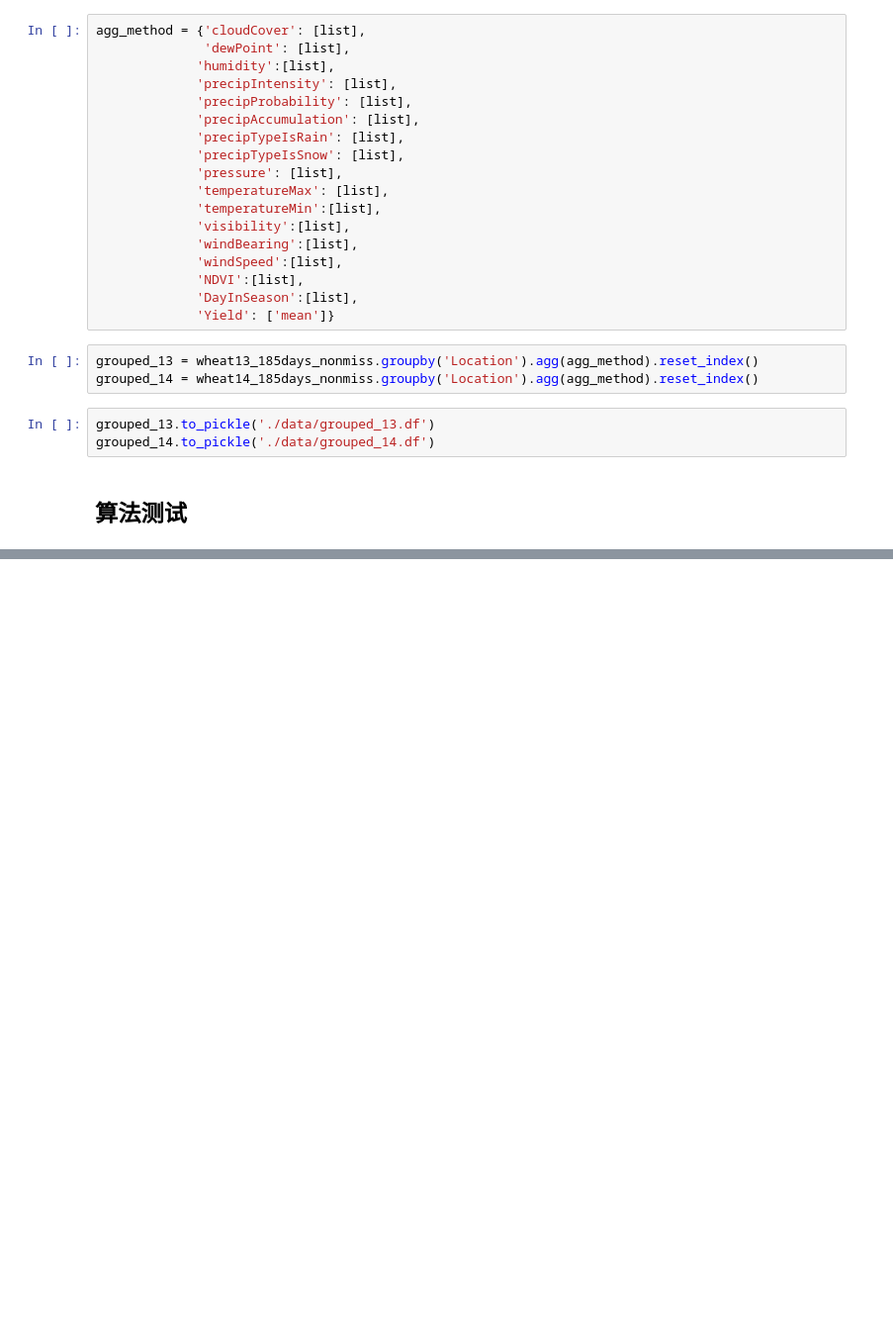
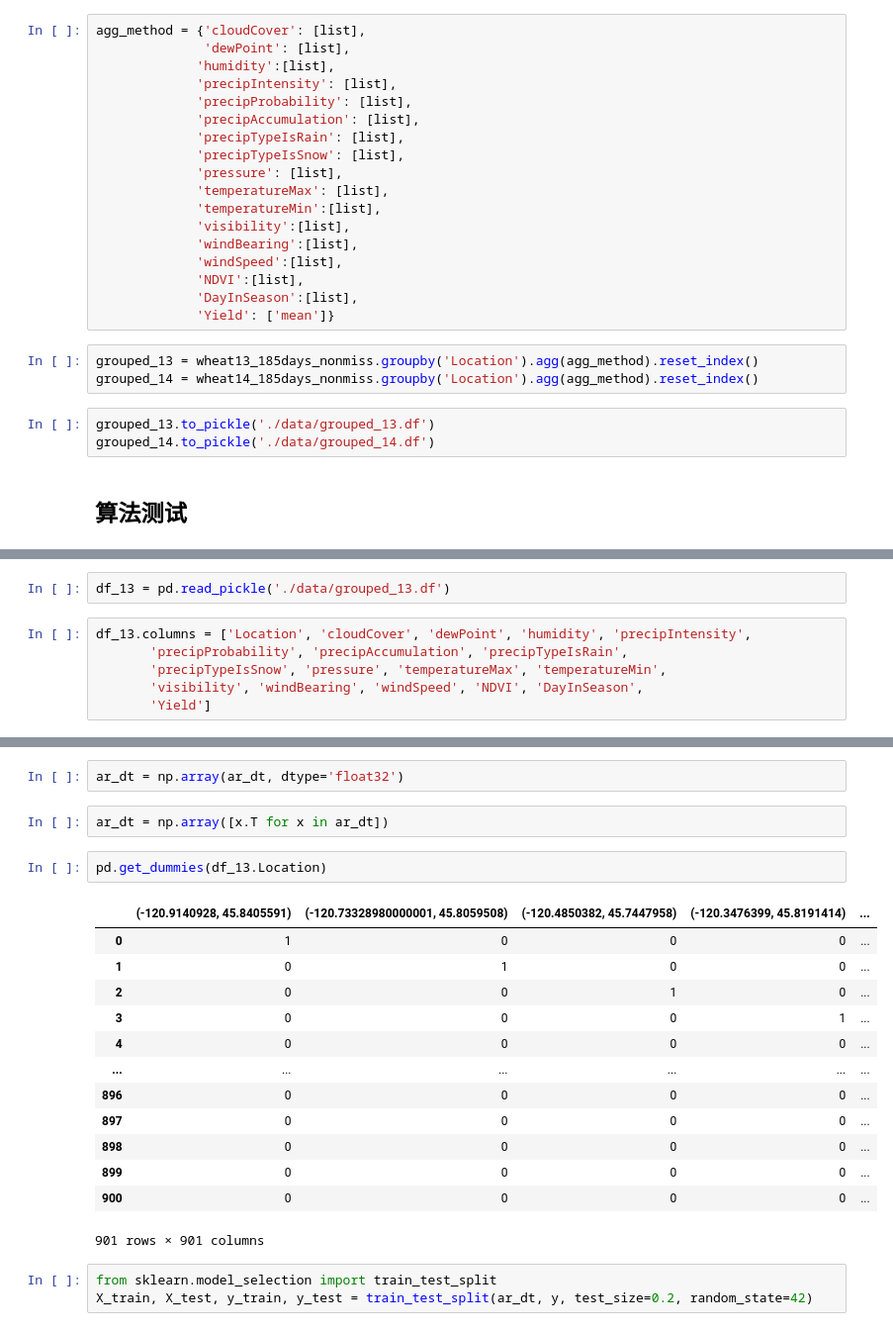
Before and after one commit to aoba98/bishe, a Jupyter notebook: 美国水稻（发表改）.ipynb, the cells around one changed output, grey strips where cells are left out. Shown: that part at 99% size. Cells and saved outputs as stored; diff of their text form; blank space fills up the shorter version.

```diff
--- a/美国水稻（发表改）.ipynb
+++ b/美国水稻（发表改）.ipynb
@@ -358,0 +343,8 @@ grouped_13
+# %%
+df_13 = pd.read_pickle('./data/grouped_13.df')
+# %%
+df_13.columns = ['Location', 'cloudCover', 'dewPoint', 'humidity', 'precipIntensity',
+       'precipProbability', 'precipAccumulation', 'precipTypeIsRain',
+       'precipTypeIsSnow', 'pressure', 'temperatureMax', 'temperatureMin',
+       'visibility', 'windBearing', 'windSpeed', 'NDVI', 'DayInSeason',
+       'Yield']
@@ -358,0 +463,23 @@ grouped_13
+# %%
+ar_dt = np.array(ar_dt, dtype='float32')
+# %%
+ar_dt = np.array([x.T for x in ar_dt])
+# %%
+pd.get_dummies(df_13.Location)
+# %% [output]
+|  | (-120.9140928, 45.8405591) | (-120.73328980000001, 45.8059508) | (-120.4850382, 45.7447958) | (-120.3476399, 45.8191414) | ... |
+| 0 | 1 | 0 | 0 | 0 | ... |
+| 1 | 0 | 1 | 0 | 0 | ... |
+| 2 | 0 | 0 | 1 | 0 | ... |
+| 3 | 0 | 0 | 0 | 1 | ... |
+| 4 | 0 | 0 | 0 | 0 | ... |
+| ... | ... | ... | ... | ... | ... |
+| 896 | 0 | 0 | 0 | 0 | ... |
+| 897 | 0 | 0 | 0 | 0 | ... |
+| 898 | 0 | 0 | 0 | 0 | ... |
+| 899 | 0 | 0 | 0 | 0 | ... |
+| 900 | 0 | 0 | 0 | 0 | ... |
+901 rows × 901 columns
+# %%
+from sklearn.model_selection import train_test_split
+X_train, X_test, y_train, y_test = train_test_split(ar_dt, y, test_size=0.2, random_state=42)
```
Also changed, not shown: parts of 28 cells of this notebook, 11 other files.
